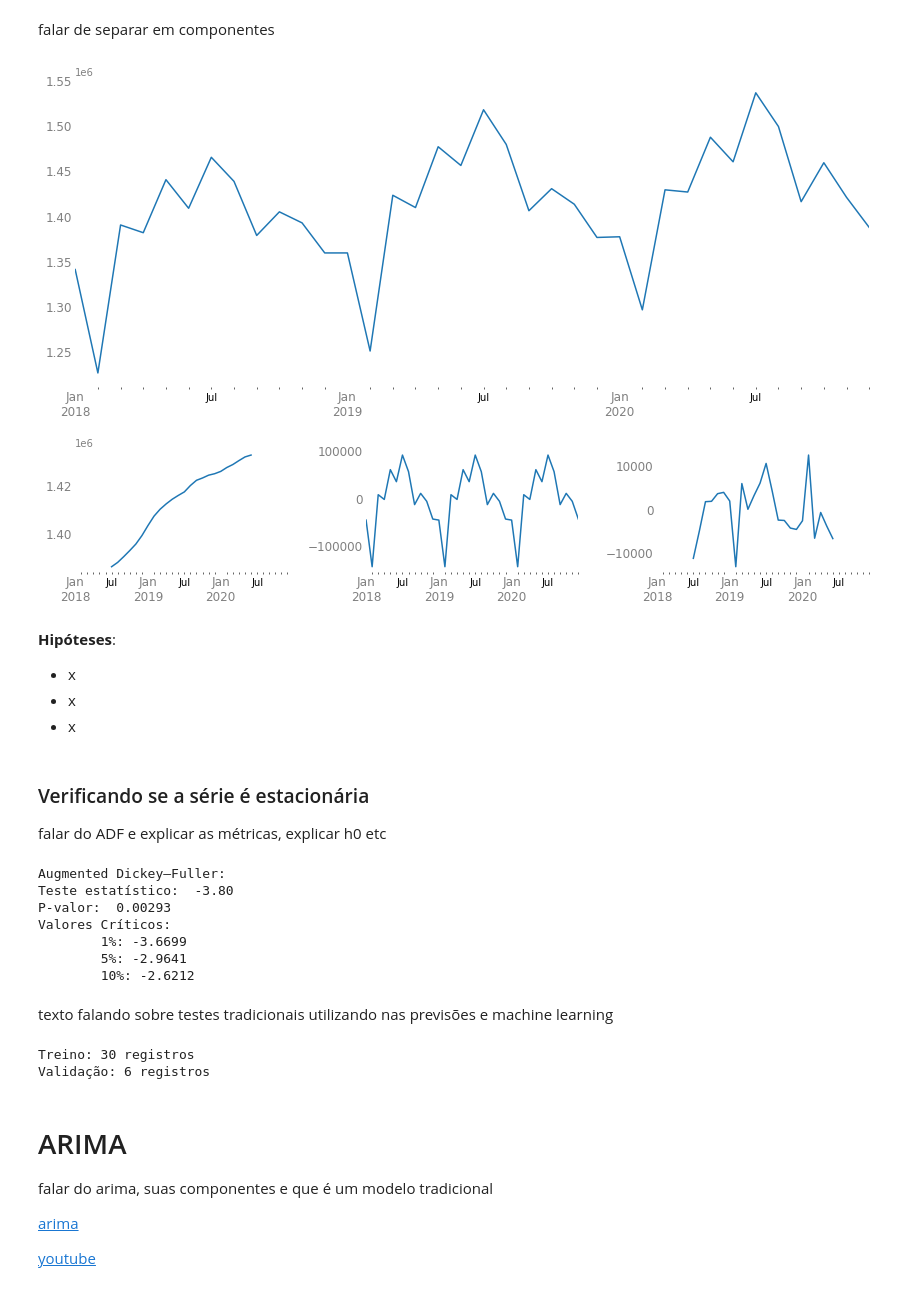
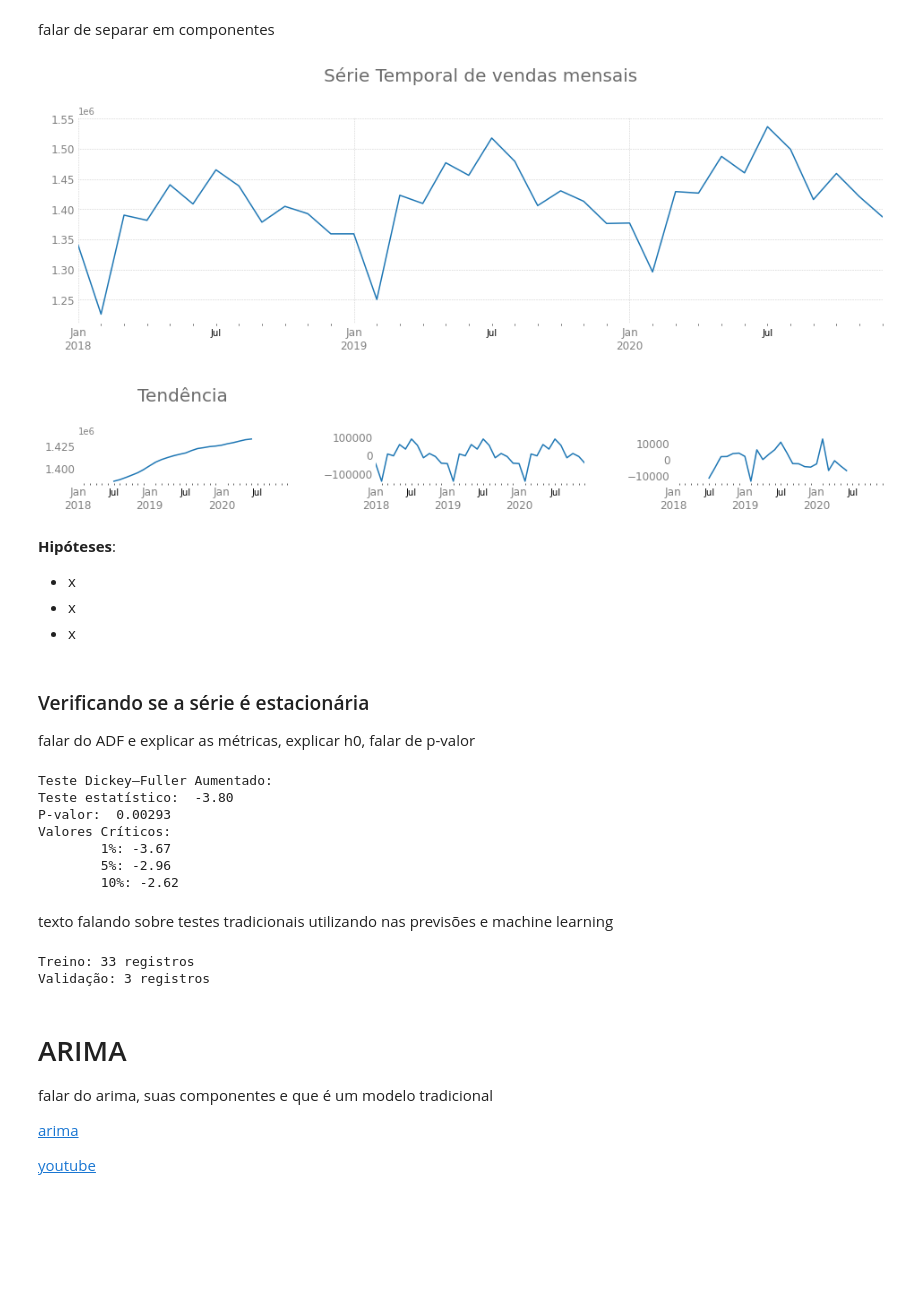
Before and after one commit to FerrazThales/demand_forecasting_prophet, a Jupyter notebook: Demand_Forecasting_with_Prophet.ipynb, the cells around one changed output. Saved outputs shown, nothing was run; the diff lists cells and outputs as text; code cells hidden in the pictures; blank space fills up the shorter version.

```diff
--- a/Demand_Forecasting_with_Prophet.ipynb
+++ b/Demand_Forecasting_with_Prophet.ipynb
@@ -100,9 +103,9 @@ def ajuste_layout(ax,titulo=None,location='left',xlabel=None,ylabel=None,
 
   ax.set_frame_on(False)
   ax.tick_params(axis='both',rotation=0,colors='grey',length=0,labelsize=12)
-  ax.set_xlabel(xlabel,labelpad=15,fontdict={'fontsize':14},color='#4c4c4c')
-  ax.set_ylabel(ylabel,labelpad=15,fontdict={'fontsize':14},color='#4c4c4c')
-  ax.set_title(titulo,loc=location,pad=30,fontdict={'fontsize':20},color='dimgrey')
+  ax.set_xlabel(xlabel,labelpad=20,fontdict={'fontsize':14},color='#4c4c4c')
+  ax.set_ylabel(ylabel,labelpad=20,fontdict={'fontsize':14},color='#4c4c4c')
+  ax.set_title(titulo,loc=location,pad=40,fontdict={'fontsize':20},color='dimgrey')
 
   if addlabels:
 
@@ -620,38 +623,41 @@ falar de separar em componentes
 # %%
 #criando o fig e o ax no matplotlib
 gridsize=(3,3)
-fig=plt.figure(figsize=(12,8))
+fig=plt.figure(figsize=(14,8))
 
 #decompondo os componentes da série temporal
 agregando_valores_mensais = df.sales.resample('M').sum().to_frame()
 result = seasonal_decompose(agregando_valores_mensais.sales)
 
 #o ax1 irá ocupar o equivalente a 2 colunas e 2 linhas
 ax1 = plt.subplot2grid(gridsize, (0, 0), colspan=3, rowspan=2)
 ax2 = plt.subplot2grid(gridsize, (2, 0))
 ax3 = plt.subplot2grid(gridsize, (2, 1))
 ax4 = plt.subplot2grid(gridsize, (2, 2))
 
 #construindo o primeiro gráfico
 result.observed.plot(ax=ax1)
-ajuste_layout(ax=ax1)
+ajuste_layout(ax=ax1,location='center',
+              titulo='Série Temporal de vendas mensais',
+              grid=True,grid_lw=0.6,grid_style=':')
 
 #construindo o segundo gráfico
 result.trend.plot(ax=ax2)
-ajuste_layout(ax=ax2)
+ajuste_layout(ax=ax2,location='center',
+              titulo='Tendência')
 
 #construindo o terceiro gráfico
 result.seasonal.plot(ax=ax3)
 ajuste_layout(ax=ax3)
 
 #construindo o quarto gráfico
 result.resid.plot(ax=ax4)
 ajuste_layout(ax=ax4)
 
 #plotando os gráficos
-plt.tight_layout(pad=2.0);
+plt.tight_layout(pad=4.0);
 # %% [output]
-[figure, old version]
+[figure, new version]
 # %% [markdown]
 **Hipóteses**:
 
@@ -661,40 +667,42 @@ plt.tight_layout(pad=2.0);
 # %% [markdown]
 ### Verificando se a série é estacionária
 
-falar do ADF e explicar as métricas, explicar h0 etc
+falar do ADF e explicar as métricas, explicar h0, falar de p-valor
 # %%
 #extrarir somente os valores
 x = agregando_valores_mensais
 
 #aplicar ADF e imprimir os resultados
 result = adfuller(x.sales)
-print('Augmented Dickey–Fuller:')
+print('Teste Dickey–Fuller Aumentado:')
 print('Teste estatístico: ','{:.2f}'.format(result[0]))
 print('P-valor: ','{:.5f}'.format(result[1]))
 print('Valores Críticos:')
 for key, value in result[4].items():
-	print('\t{}: {:.4f}'.format(key, value));
+	print('\t{}: {:.2f}'.format(key, value));
 # %% [output]
-Augmented Dickey–Fuller:
+Teste Dickey–Fuller Aumentado:
 Teste estatístico:  -3.80
 P-valor:  0.00293
 Valores Críticos:
-        1%: -3.6699
-        5%: -2.9641
-        10%: -2.6212
+        1%: -3.67
+        5%: -2.96
+        10%: -2.62
 # %% [markdown]
 texto falando sobre testes tradicionais utilizando nas previsões  e machine learning
 # %%
-#separar em treino e validação
-train = agregando_valores_mensais.iloc[:30]
-validation  =  agregando_valores_mensais.iloc[30:]
+# definindo o tamanho da previsão para os três meses seguintes
+prediction_size = 3
+train = agregando_valores_mensais[:-prediction_size]
+validation = agregando_valores_mensais[-prediction_size:]
+
 
 #verificando a quantidade de valores
 print('Treino:',train.shape[0],'registros')
 print('Validação:',validation.shape[0],'registros')
 # %% [output]
-Treino: 30 registros
-Validação: 6 registros
+Treino: 33 registros
+Validação: 3 registros
 # %% [markdown]
 # ARIMA
 
```
Also changed, not shown: parts of 25 cells of this notebook.
